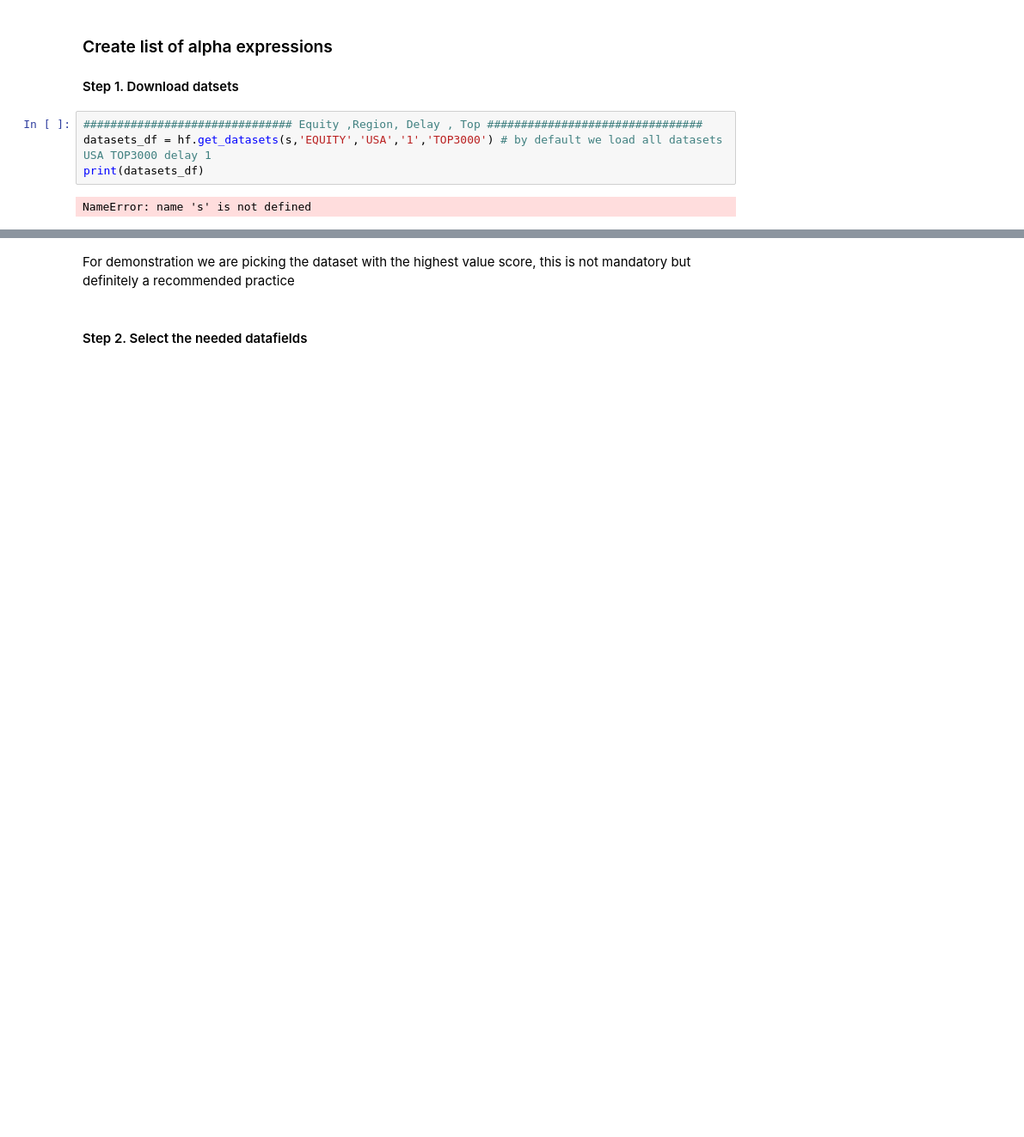
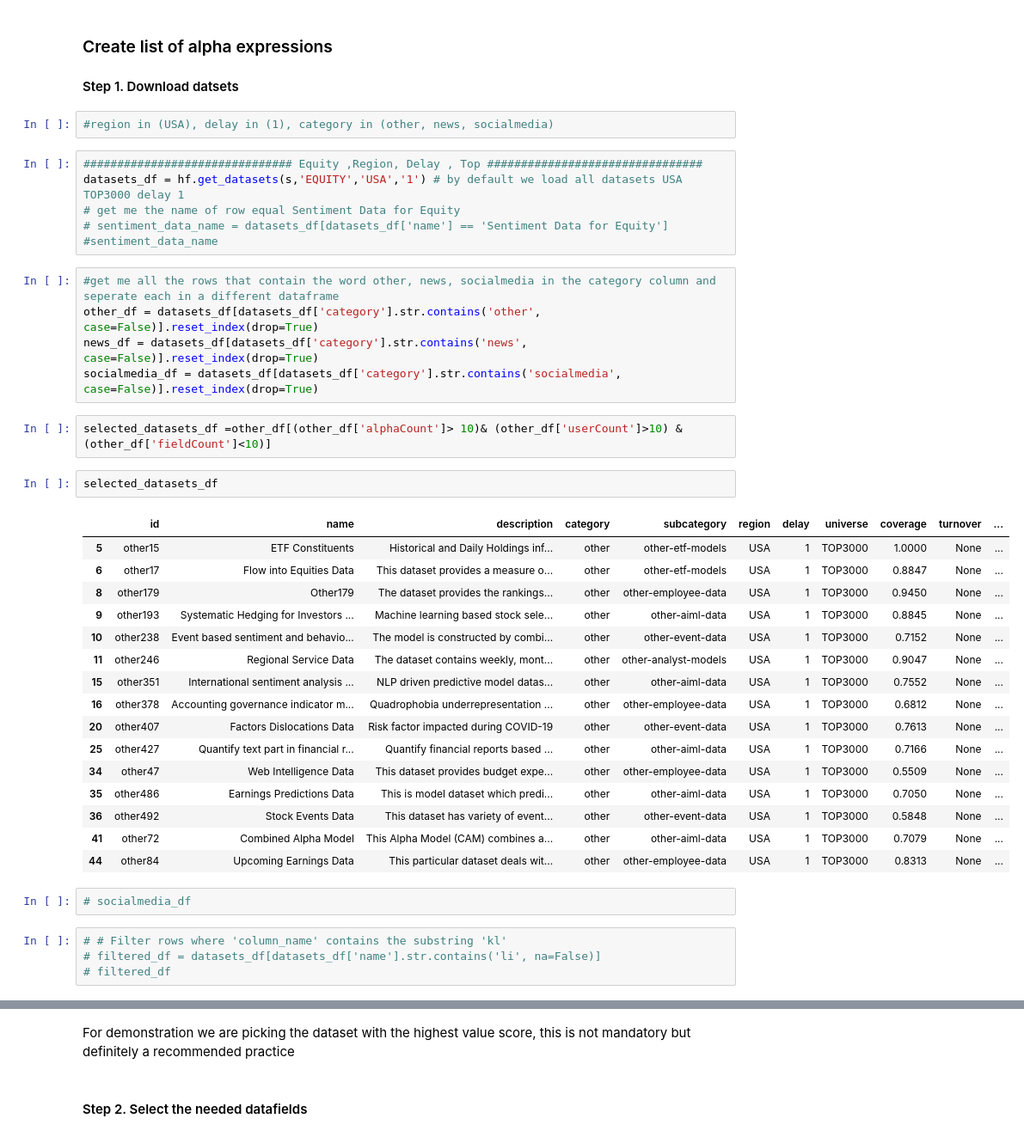
Before and after one commit to khanhha1005/WQ_AlphaCreation, a Jupyter notebook: USA_Theme.ipynb, the cells around one changed output, grey strips where cells are left out. Shown at 86% size. Saved outputs shown, nothing was run; the diff lists cells and outputs as text; blank space fills up the shorter version.

```diff
--- a/USA_Theme.ipynb
+++ b/USA_Theme.ipynb
@@ -17,9 +17,43 @@ https://api.worldquantbrain.com/authentication/persona?inquiry=inq_gXdR79A7zFxpr
 # %% [markdown]
 ### Create list of alpha expressions
 #### Step 1. Download datsets
+# %%
+#region in (USA), delay in (1), category in (other, news, socialmedia)
 # %%
 ############################### Equity ,Region, Delay , Top ################################
-datasets_df = hf.get_datasets(s,'EQUITY','USA','1','TOP3000') # by default we load all datasets USA TOP3000 delay 1
-print(datasets_df)
+datasets_df = hf.get_datasets(s,'EQUITY','USA','1') # by default we load all datasets USA TOP3000 delay 1
+# get me the name of row equal Sentiment Data for Equity
+# sentiment_data_name = datasets_df[datasets_df['name'] == 'Sentiment Data for Equity']
+#sentiment_data_name
-# %% [output]
-NameError: name 's' is not defined
+# %%
+#get me all the rows that contain the word other, news, socialmedia in the category column and seperate each in a different dataframe
+other_df = datasets_df[datasets_df['category'].str.contains('other', case=False)].reset_index(drop=True)
+news_df = datasets_df[datasets_df['category'].str.contains('news', case=False)].reset_index(drop=True)
+socialmedia_df = datasets_df[datasets_df['category'].str.contains('socialmedia', case=False)].reset_index(drop=True)
+# %%
+selected_datasets_df =other_df[(other_df['alphaCount']> 10)& (other_df['userCount']>10) & (other_df['fieldCount']<10)]
+# %%
+selected_datasets_df
+# %% [output]
+|  | id | name | description | category | subcategory | region | delay | universe | coverage | turnover | ... |
+| 5 | other15 | ETF Constituents | Historical and Daily Holdings inf... | other | other-etf-models | USA | 1 | TOP3000 | 1.0000 | None | ... |
+| 6 | other17 | Flow into Equities Data | This dataset provides a measure o... | other | other-etf-models | USA | 1 | TOP3000 | 0.8847 | None | ... |
+| 8 | other179 | Other179 | The dataset provides the rankings... | other | other-employee-data | USA | 1 | TOP3000 | 0.9450 | None | ... |
+| 9 | other193 | Systematic Hedging for Investors ... | Machine learning based stock sele... | other | other-aiml-data | USA | 1 | TOP3000 | 0.8845 | None | ... |
+| 10 | other238 | Event based sentiment and behavio... | The model is constructed by combi... | other | other-event-data | USA | 1 | TOP3000 | 0.7152 | None | ... |
+| 11 | other246 | Regional Service Data | The dataset contains weekly, mont... | other | other-analyst-models | USA | 1 | TOP3000 | 0.9047 | None | ... |
+| 15 | other351 | International sentiment analysis ... | NLP driven predictive model datas... | other | other-aiml-data | USA | 1 | TOP3000 | 0.7552 | None | ... |
+| 16 | other378 | Accounting governance indicator m... | Quadrophobia underrepresentation ... | other | other-employee-data | USA | 1 | TOP3000 | 0.6812 | None | ... |
+| 20 | other407 | Factors Dislocations Data | Risk factor impacted during COVID-19 | other | other-event-data | USA | 1 | TOP3000 | 0.7613 | None | ... |
+| 25 | other427 | Quantify text part in financial r... | Quantify financial reports based ... | other | other-aiml-data | USA | 1 | TOP3000 | 0.7166 | None | ... |
+| 34 | other47 | Web Intelligence Data | This dataset provides budget expe... | other | other-employee-data | USA | 1 | TOP3000 | 0.5509 | None | ... |
+| 35 | other486 | Earnings Predictions Data | This is model dataset which predi... | other | other-aiml-data | USA | 1 | TOP3000 | 0.7050 | None | ... |
+| 36 | other492 | Stock Events Data | This dataset has variety of event... | other | other-event-data | USA | 1 | TOP3000 | 0.5848 | None | ... |
+| 41 | other72 | Combined Alpha Model | This Alpha Model (CAM) combines a... | other | other-aiml-data | USA | 1 | TOP3000 | 0.7079 | None | ... |
+| 44 | other84 | Upcoming Earnings Data | This particular dataset deals wit... | other | other-employee-data | USA | 1 | TOP3000 | 0.8313 | None | ... |
+# %%
+# socialmedia_df
+# %%
+# # Filter rows where 'column_name' contains the substring 'kl'
+# filtered_df = datasets_df[datasets_df['name'].str.contains('li', na=False)]
+# filtered_df
```
Also changed, not shown: parts of 22 cells of this notebook, 5 other files.
